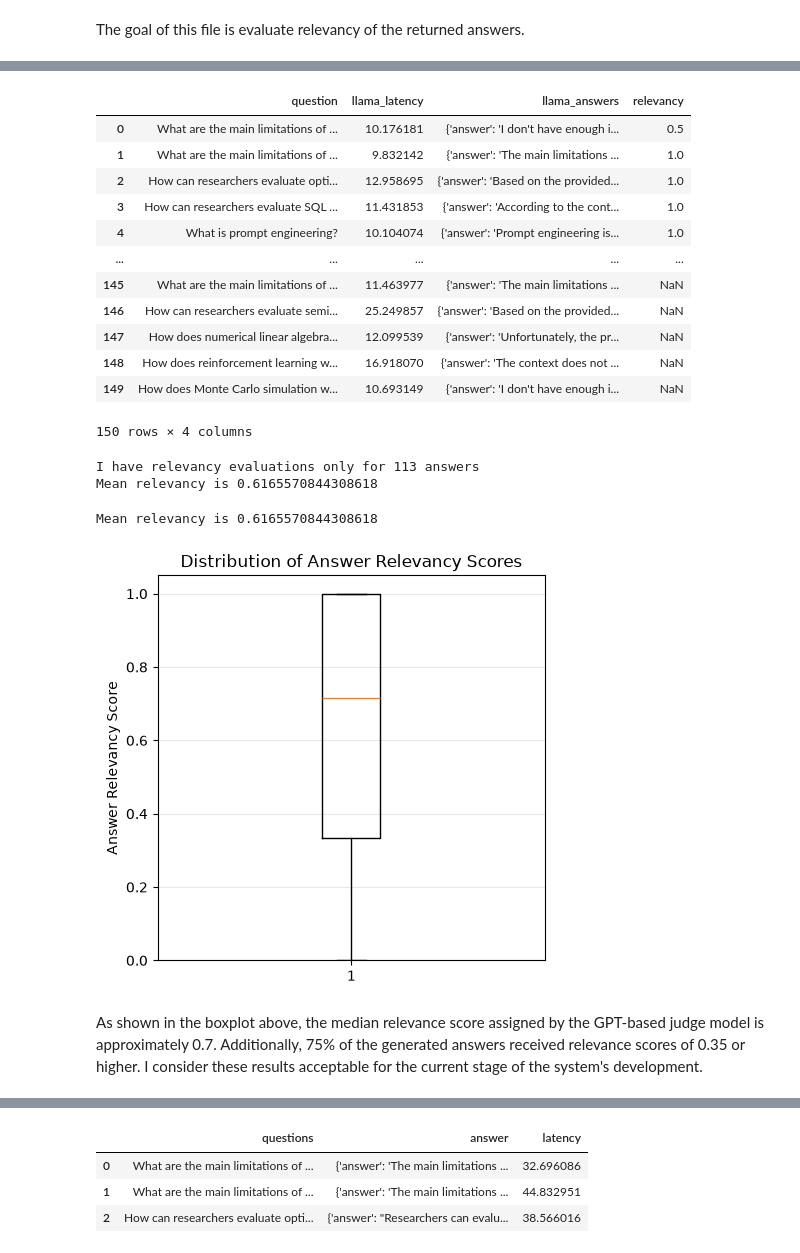
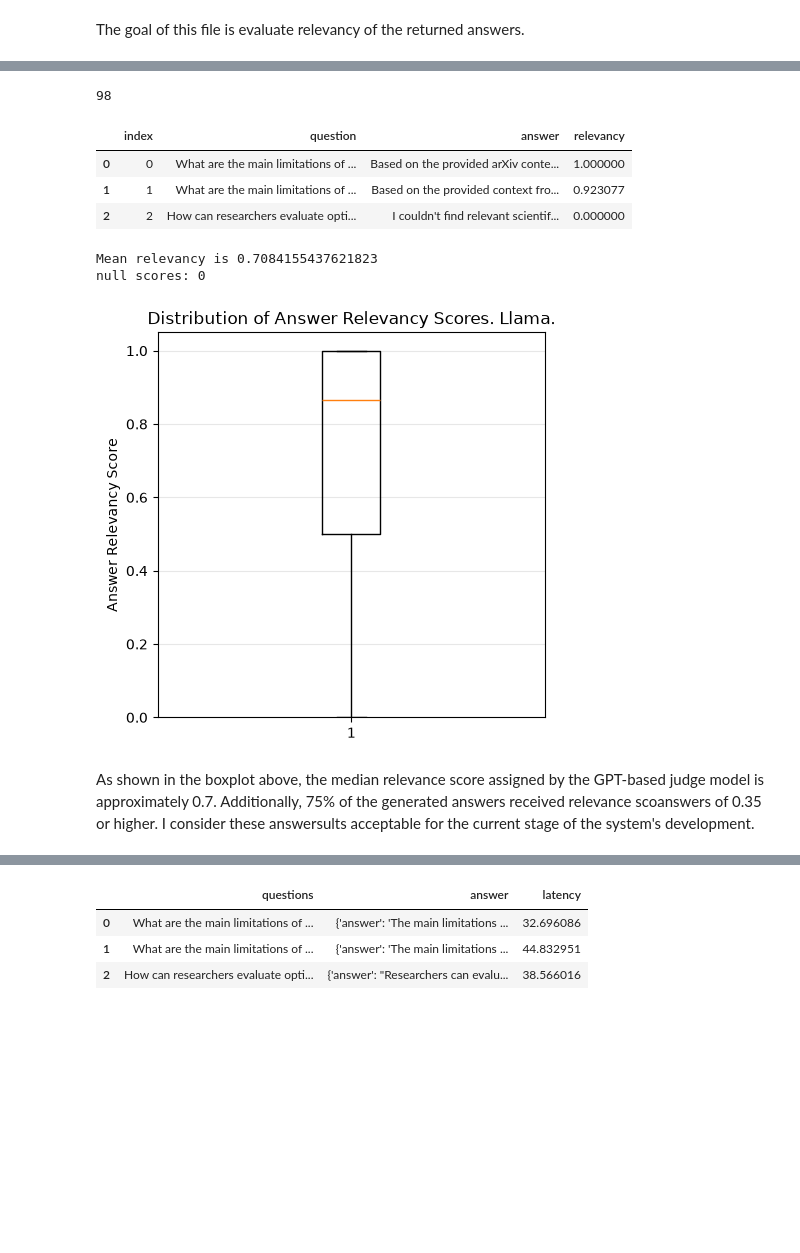
Before and after one commit to vilyapilya/scientific_article_RAG, a Jupyter notebook: full_eval/relevancy_eval.ipynb, the cells around one changed output, grey strips where cells are left out. Cells and saved outputs as stored; diff of their text form; code cells hidden in the pictures; blank space fills up the shorter version.

```diff
--- a/full_eval/relevancy_eval.ipynb
+++ b/full_eval/relevancy_eval.ipynb
@@ -177,24 +176,0 @@ for start in range(83, min(105, len(res)), batch_size):
-# %%
-eval_df = pd.DataFrame(results).drop_duplicates("index", keep="last")
-
-final_df = res.copy()
-
-final_df["relevancy"] = final_df.index.map(
-    eval_df.set_index("index")["relevancy"]
-)
-
-display(final_df)
-# %% [output]
-|  | question | llama_latency | llama_answers | relevancy |
-| 0 | What are the main limitations of ... | 10.176181 | {'answer': 'I don't have enough i... | 0.5 |
-| 1 | What are the main limitations of ... | 9.832142 | {'answer': 'The main limitations ... | 1.0 |
-| 2 | How can researchers evaluate opti... | 12.958695 | {'answer': 'Based on the provided... | 1.0 |
-| 3 | How can researchers evaluate SQL ... | 11.431853 | {'answer': 'According to the cont... | 1.0 |
-| 4 | What is prompt engineering? | 10.104074 | {'answer': 'Prompt engineering is... | 1.0 |
-| ... | ... | ... | ... | ... |
-| 145 | What are the main limitations of ... | 11.463977 | {'answer': 'The main limitations ... | NaN |
-| 146 | How can researchers evaluate semi... | 25.249857 | {'answer': 'Based on the provided... | NaN |
-| 147 | How does numerical linear algebra... | 12.099539 | {'answer': 'Unfortunately, the pr... | NaN |
-| 148 | How does reinforcement learning w... | 16.918070 | {'answer': 'The context does not ... | NaN |
-| 149 | How does Monte Carlo simulation w... | 10.693149 | {'answer': 'I don't have enough i... | NaN |
-150 rows × 4 columns
@@ -201,23 +299,35 @@ display(final_df)
+# %%
+# DeepEval timed out and threw an error, I could increase the wait time and start again, butI have collected enough results. 98 out of 150. I am not gonna start the cell again to save the
+len(results)
+# %% [output]
+98
+# %%
+relevancy_results = pd.read_csv("relevancy_results.csv")
+relevancy_results.head(3)
+# %% [output]
+|  | index | question | answer | relevancy |
+| 0 | 0 | What are the main limitations of ... | Based on the provided arXiv conte... | 1.000000 |
+| 1 | 1 | What are the main limitations of ... | Based on the provided context fro... | 0.923077 |
+| 2 | 2 | How can researchers evaluate opti... | I couldn't find relevant scientif... | 0.000000 |
 # %%
-print(f"I have relevancy evaluations only for {len(final_df) - len(final_df[final_df["relevancy"].isna()])} answers")
-print(f"Mean relevancy is {final_df["relevancy"].mean()} ")
+print(f"Mean relevancy is {relevancy_results["relevancy"].mean()} ")
+print(f"null scores: {relevancy_results["relevancy"].isna().sum()}")
 # %% [output]
-I have relevancy evaluations only for 113 answers
-Mean relevancy is 0.6165570844308618
+Mean relevancy is 0.7084155437621823
+null scores: 0
 # %%
 plt.figure(figsize=(5, 5))
-plt.boxplot(final_df["relevancy"].dropna())
+plt.boxplot(relevancy_results["relevancy"])
 plt.ylabel("Answer Relevancy Score")
-plt.title("Distribution of Answer Relevancy Scores")
+plt.title("Distribution of Answer Relevancy Scores. Llama.")
 plt.ylim(0, 1.05)
 plt.grid(axis="y", alpha=0.3)
 
 plt.show()
 # %% [output]
-Mean relevancy is 0.6165570844308618
-[figure, old version]
+[figure, new version]
 # %% [markdown]
-As shown in the boxplot above, the median relevance score assigned by the GPT-based judge model is approximately 0.7. Additionally, 75% of the generated answers received relevance scores of 0.35 or higher. I consider these results acceptable for the current stage of the system's development.
+As shown in the boxplot above, the median relevance score assigned by the GPT-based judge model is approximately 0.7. Additionally, 75% of the generated answers received relevance scoanswers of 0.35 or higher. I consider these answersults acceptable for the current stage of the system's development.
 # %%
 plt.figure(figsize=(5, 5))
 
```
Also changed, not shown: parts of 15 cells of this notebook, 8 other files.
